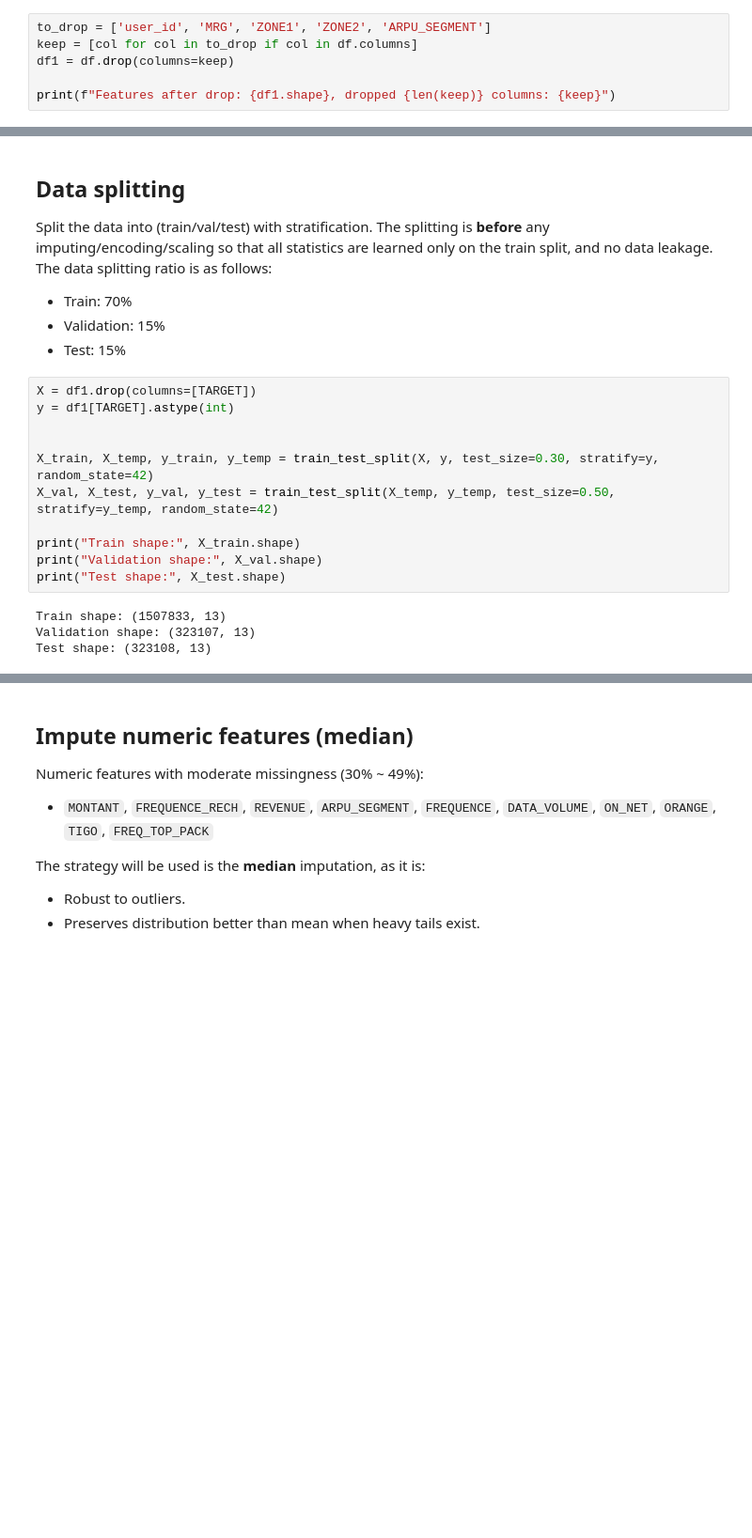
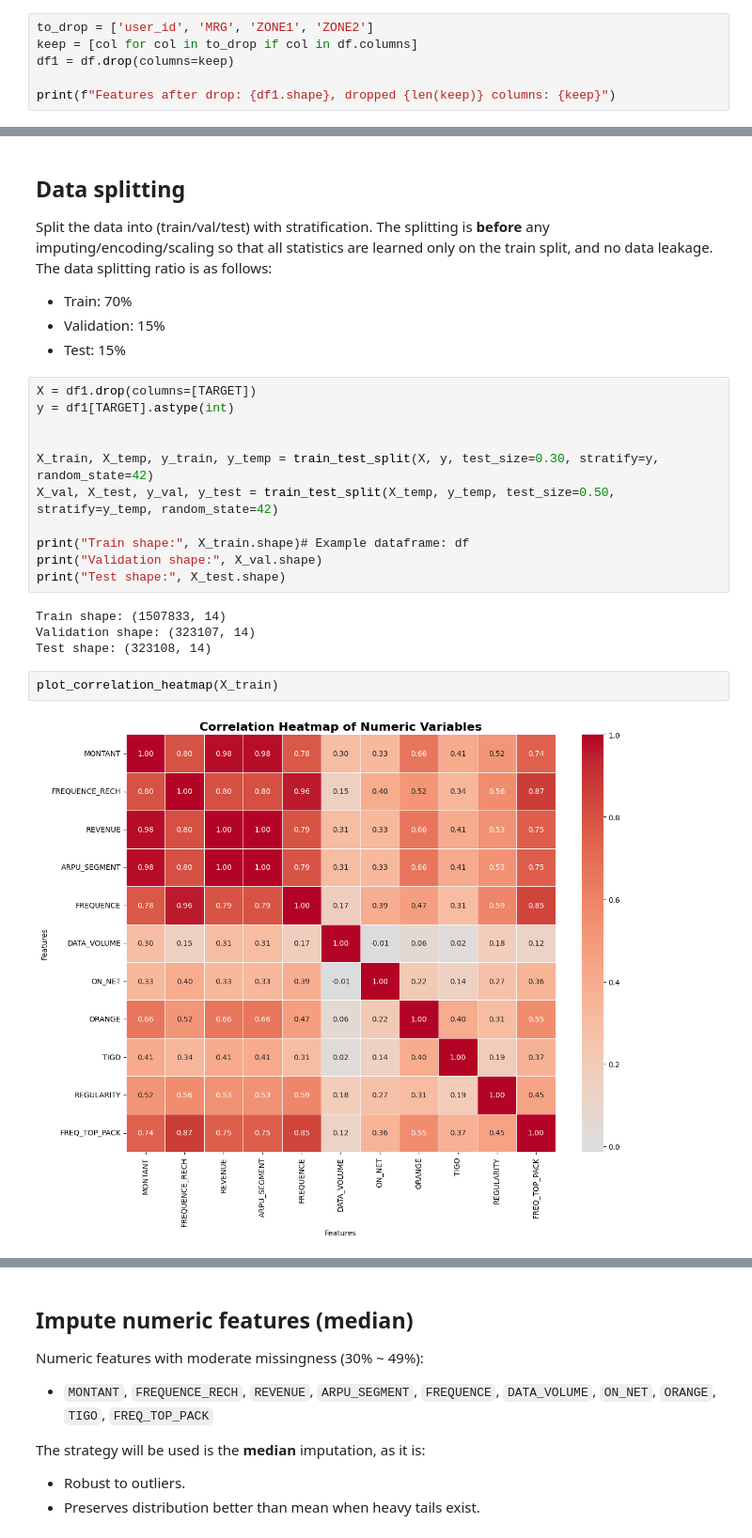
Before and after one commit to theraSara/AI7101-Project, a Jupyter notebook: notebooks/02_data-preprocessing.ipynb, the cells around one changed output, grey strips where cells are left out. Shown at 94% size. Saved outputs shown, nothing was run; the diff lists cells and outputs as text; blank space fills up the shorter version.

Commit message:
Add distribution & heatmap for train set and add columns to log transform

```diff
--- a/notebooks/02_data-preprocessing.ipynb
+++ b/notebooks/02_data-preprocessing.ipynb
@@ -58,7 +58,7 @@ From our previous inspection:
 
 When a feature has > 90% missing values, it contians very little information. Moreover, imupting such a large proportion would only introduce noise and bias, making the feature meaningless. Lastly, keeping it would only increase the model complexity.
 # %%
-to_drop = ['user_id', 'MRG', 'ZONE1', 'ZONE2', 'ARPU_SEGMENT']
+to_drop = ['user_id', 'MRG', 'ZONE1', 'ZONE2']
 keep = [col for col in to_drop if col in df.columns]
 df1 = df.drop(columns=keep)
 
@@ -80,10 +80,14 @@ y = df1[TARGET].astype(int)
 X_train, X_temp, y_train, y_temp = train_test_split(X, y, test_size=0.30, stratify=y, random_state=42)
 X_val, X_test, y_val, y_test = train_test_split(X_temp, y_temp, test_size=0.50, stratify=y_temp, random_state=42)
 
-print("Train shape:", X_train.shape)
+print("Train shape:", X_train.shape)# Example dataframe: df
 print("Validation shape:", X_val.shape)
 print("Test shape:", X_test.shape)
 # %% [output]
-Train shape: (1507833, 13)
-Validation shape: (323107, 13)
-Test shape: (323108, 13)
+Train shape: (1507833, 14)
+Validation shape: (323107, 14)
+Test shape: (323108, 14)
+# %%
+plot_correlation_heatmap(X_train)
+# %% [output]
+[figure, added]
```
Also changed, not shown: parts of 12 cells of this notebook.
